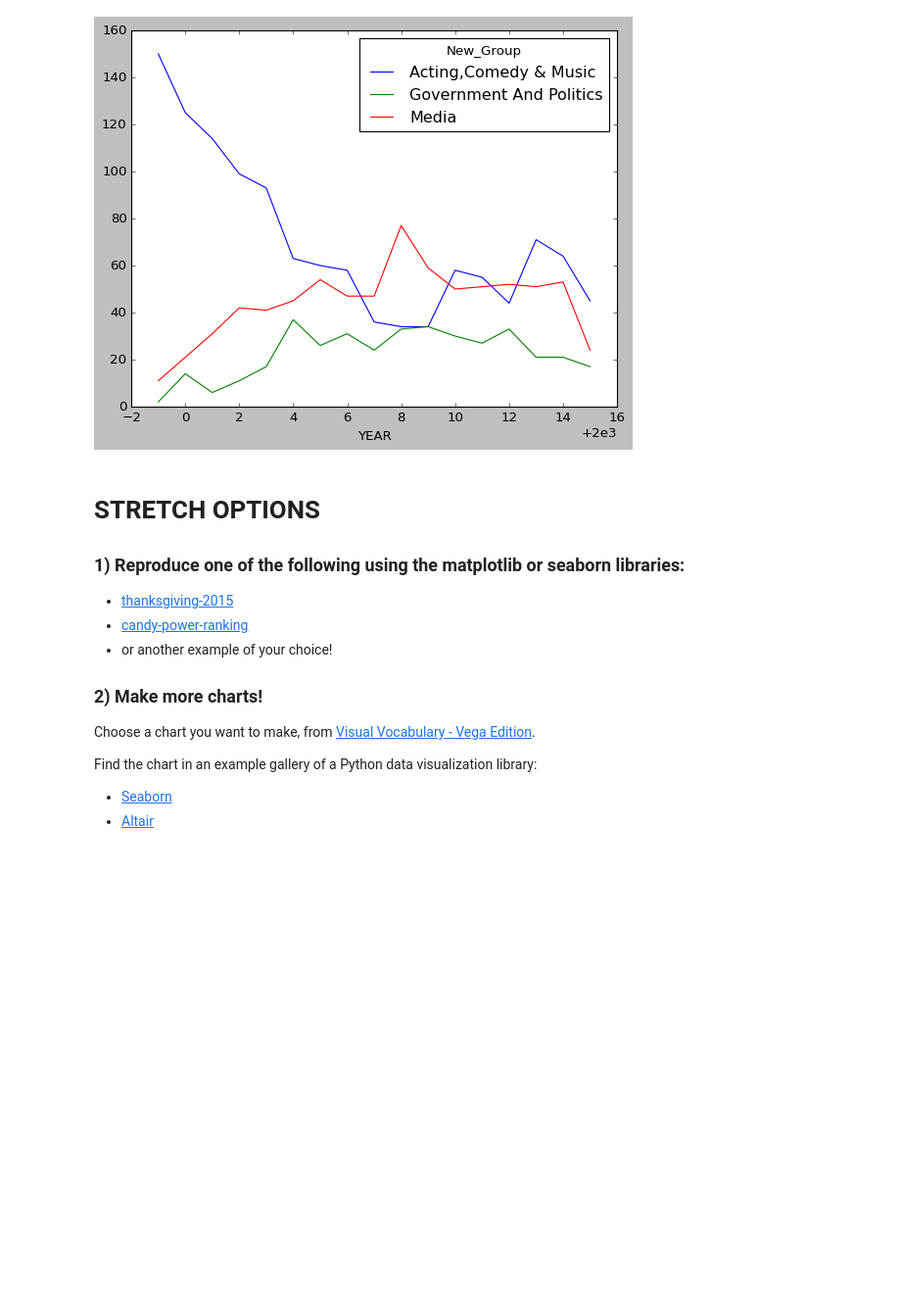
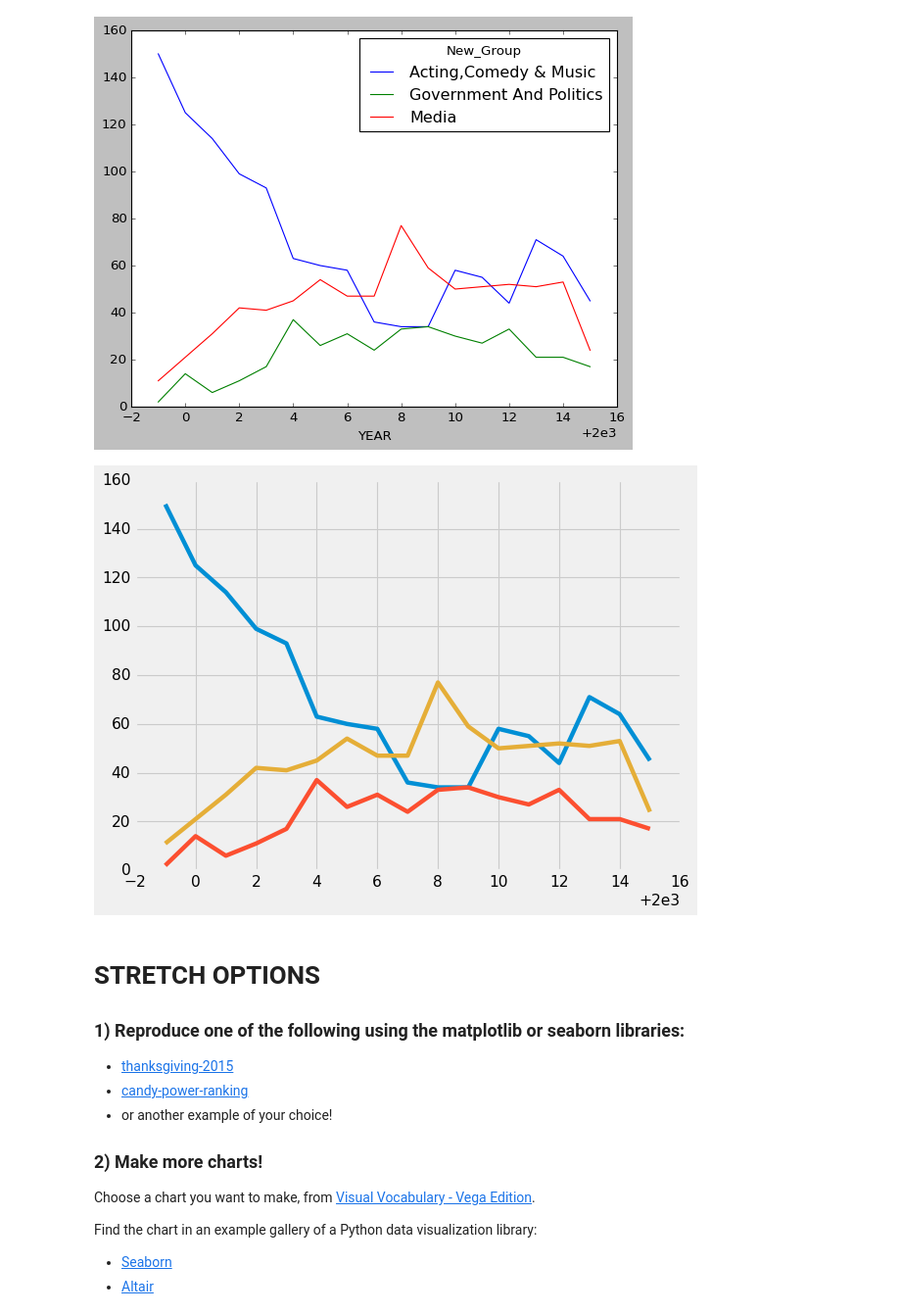
Before and after one commit to ranaharoonkhan/DS-Unit-1-Sprint-1-Data-Wrangling-and-Storytelling, a Jupyter notebook: module4-make-explanatory-visualizations/LS_DS_114_Make_Explanatory_Visualizations_Assignment.ipynb, the cells around one changed output. Shown at 98% size. Saved outputs shown, nothing was run; the diff lists cells and outputs as text; code cells hidden in the pictures; blank space fills up the shorter version.

```diff
--- a/module4-make-explanatory-visualizations/LS_DS_114_Make_Explanatory_Visualizations_Assignment.ipynb
+++ b/module4-make-explanatory-visualizations/LS_DS_114_Make_Explanatory_Visualizations_Assignment.ipynb
@@ -215,6 +215,11 @@ Name: New_Group, dtype: int64
 pd.crosstab(df['YEAR'],df['New_Group']).plot();
 # %% [output]
 [figure]
+# %%
+plt.style.use('fivethirtyeight')
+plt.plot(pd.crosstab(df['YEAR'],df['New_Group']),);
+# %% [output]
+[figure, added]
 # %% [markdown]
 # STRETCH OPTIONS
 
```
